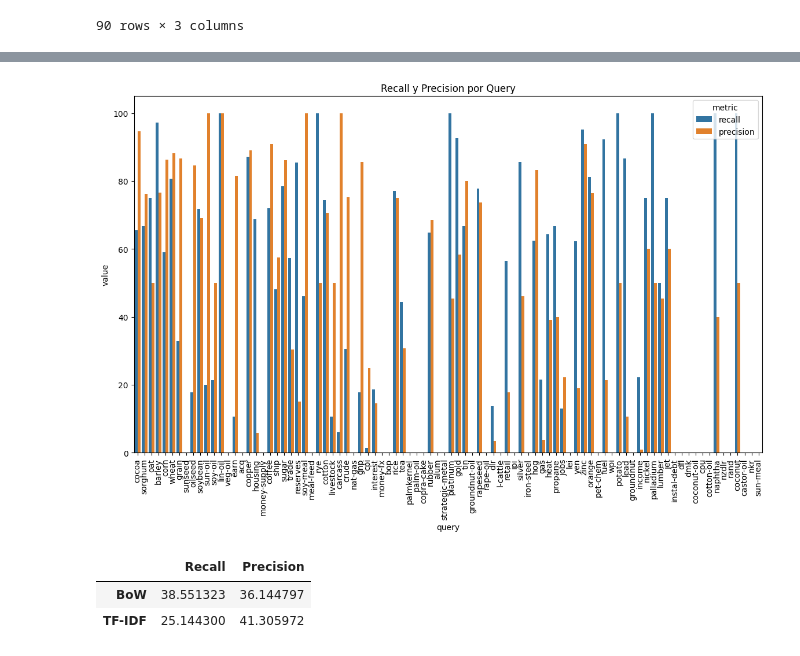
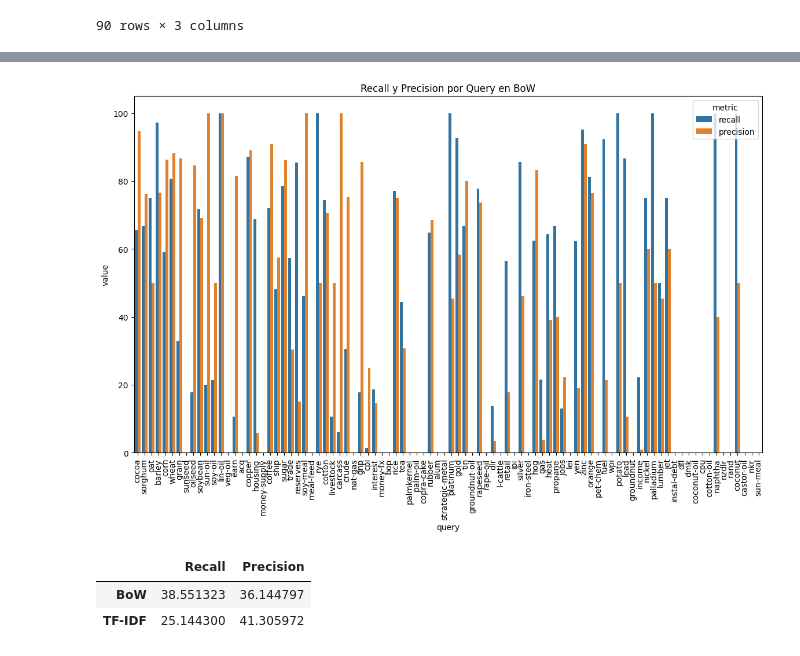
Before and after one commit to Ericksp2001/retrieval_system_reuters, a Jupyter notebook: metrics.ipynb, the cells around one changed output, grey strips where cells are left out. Cells and saved outputs as stored; diff of their text form; code cells hidden in the pictures.

Commit message:
Ultimo gráfico
Se incluyo el ultimo grafico para visualizar el desempeño del sistema

```diff
--- a/metrics.ipynb
+++ b/metrics.ipynb
@@ -162,12 +171,12 @@ df_predictions_tf_idf
 # %%
 df_melted = df_predictions_bow.melt(id_vars='query', value_vars=['recall', 'precision'], var_name='metric', value_name='value')
 plt.figure(figsize=(14, 8))
 sns.barplot(x='query', y='value', hue='metric', data=df_melted)
 plt.xticks(rotation=90)
-plt.title('Recall y Precision por Query')
+plt.title('Recall y Precision por Query en BoW')
 plt.show()
 # %% [output]
-[figure, old version]
+[figure, new version]
 # %%
 promedio_recall_bow = df_predictions_bow['recall'].mean()
 promedio_precision_bow = df_predictions_bow['precision'].mean()
```
Also changed, not shown: parts of 1 cell of this notebook.
